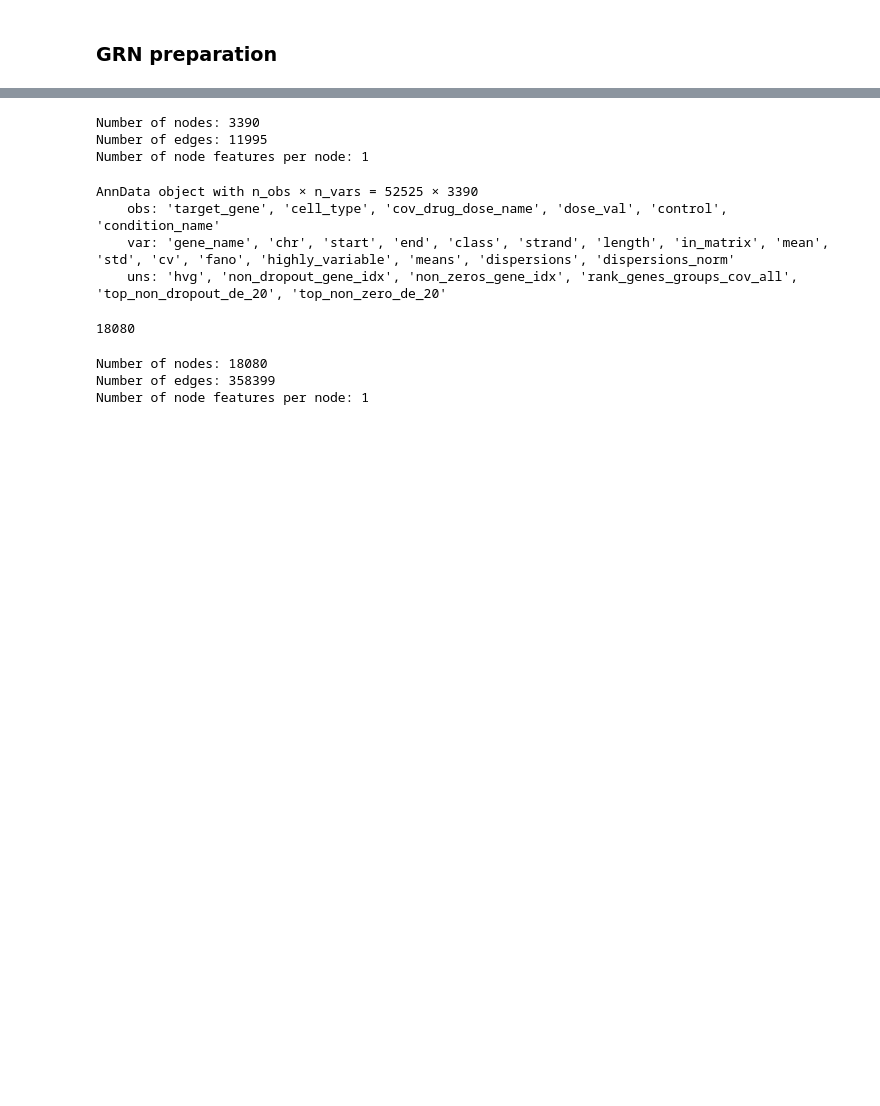
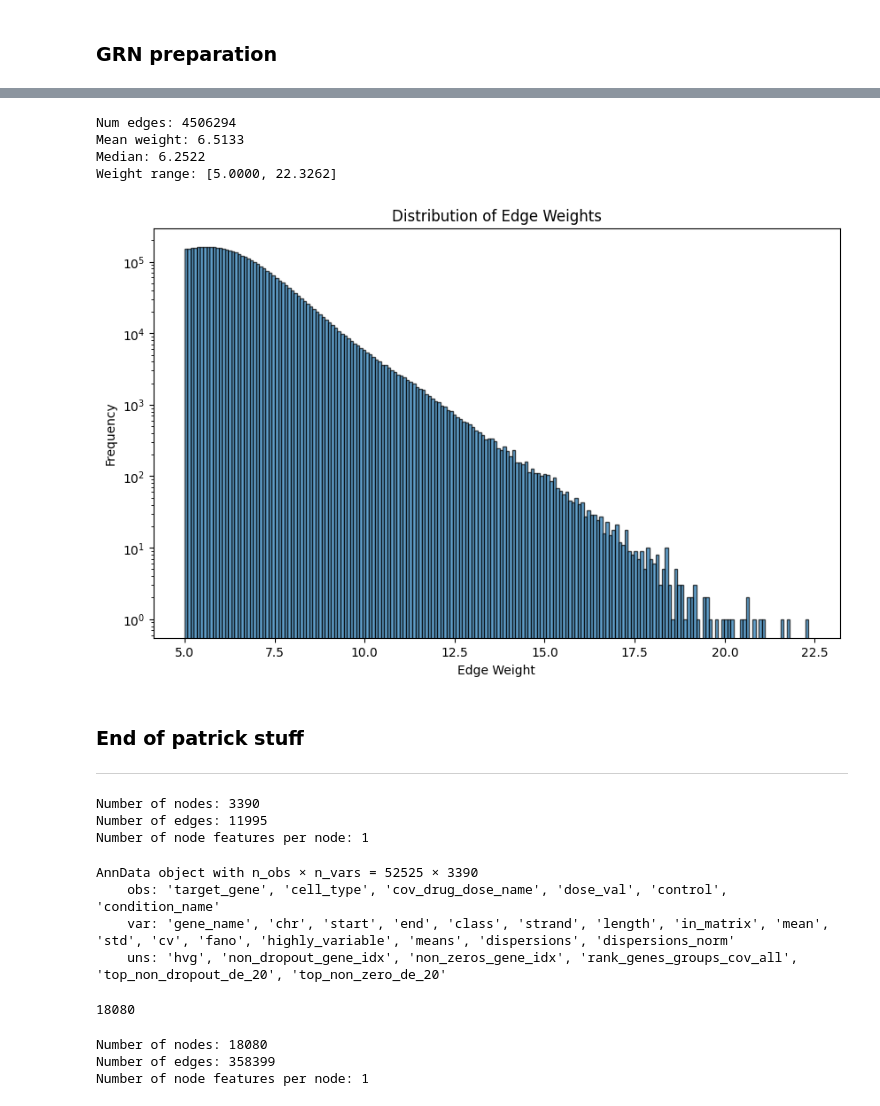
Before and after one commit to MCalabroCode/SPECTRA, a Jupyter notebook: spectra_2v_notebook.ipynb, the cells around one changed output, grey strips where cells are left out. Cells and saved outputs as stored; diff of their text form; code cells hidden in the pictures; blank space fills up the shorter version.

```diff
--- a/spectra_2v_notebook.ipynb
+++ b/spectra_2v_notebook.ipynb
@@ -109,3 +152,28 @@ gene_list = adata.var_names.tolist()
+# %%
+edge_weights = [np.log(data['weight']+1) for _, _, data in G.edges(data=True)]
+
+print(f"Num edges: {len(edge_weights)}")
+print(f"Mean weight: {np.mean(edge_weights):.4f}")
+print(f"Median: {np.median(edge_weights):.4f}")
+print(f"Weight range: [{np.min(edge_weights):.4f}, {np.max(edge_weights):.4f}]")
+# %% [output]
+Num edges: 4506294
+Mean weight: 6.5133
+Median: 6.2522
+Weight range: [5.0000, 22.3262]
+# %%
+plt.figure(figsize=(10, 6))
+plt.hist(edge_weights, bins=200, edgecolor='black', alpha=0.7)
+plt.xlabel('Edge Weight')
+plt.ylabel('Frequency')
+plt.title('Distribution of Edge Weights')
+plt.yscale('log')  # Often useful for power-law-like network weights
+plt.show()
+# %% [output]
+[figure, added]
+# %% [markdown]
+### End of patrick stuff
+***
 # %%
 # replogle grn
 
```
Also changed, not shown: parts of 17 cells of this notebook, 4 other files.
